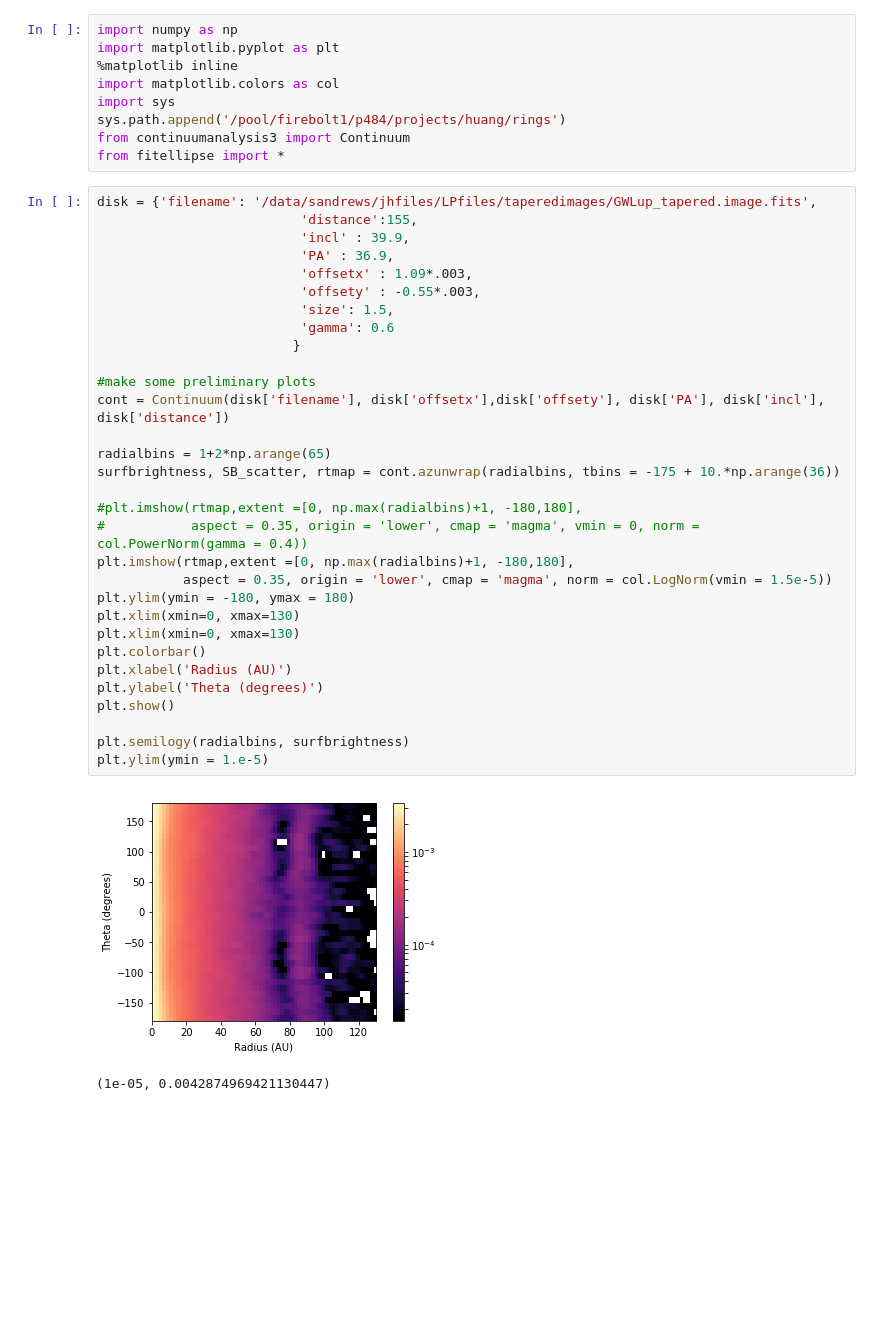
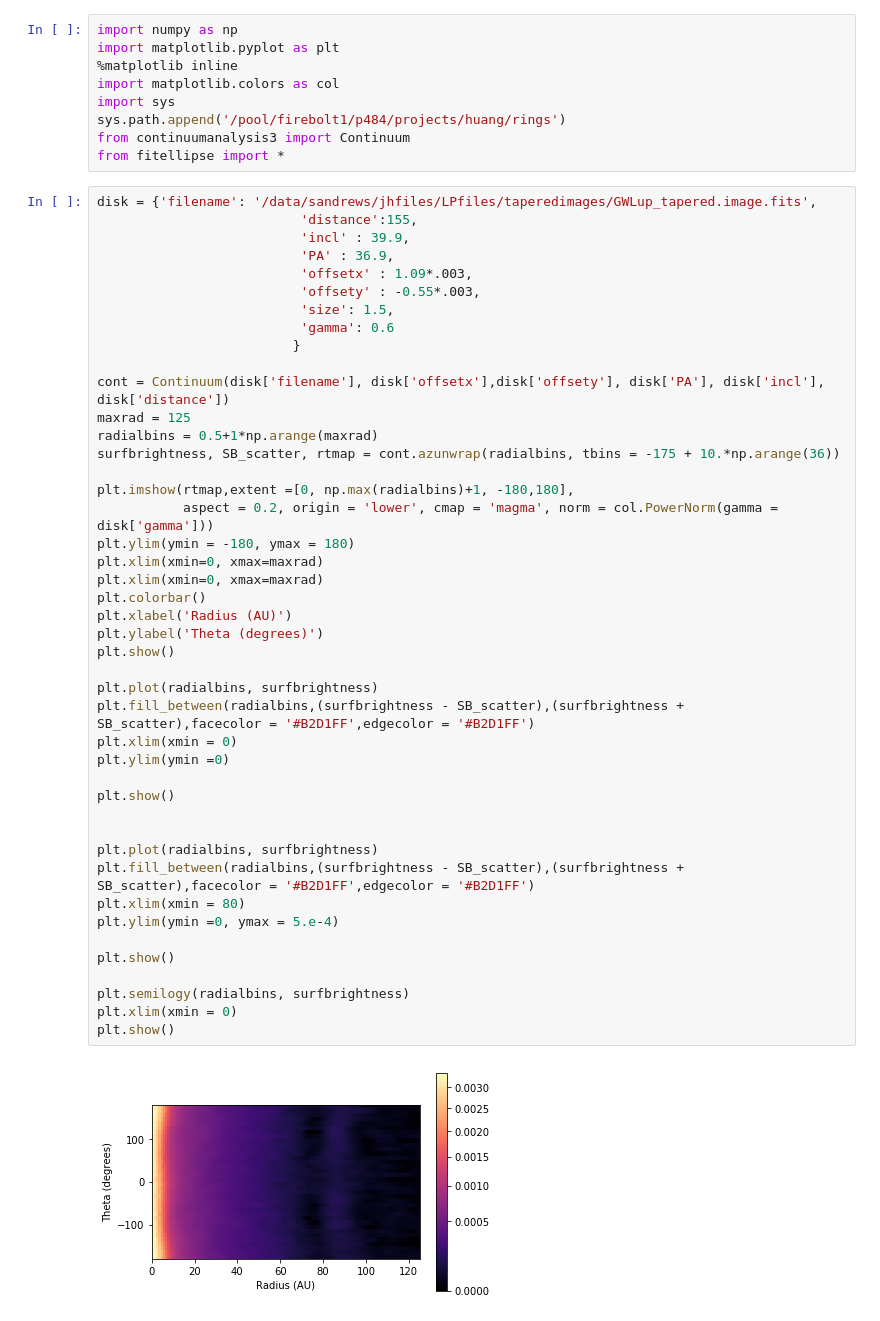
Before and after one commit to seanandrews/p484, a Jupyter notebook: projects/huang/rings/GWLupellipsefit.ipynb, the cells around one changed output. Cells and saved outputs as stored; diff of their text form; blank space fills up the shorter version.

```diff
--- a/projects/huang/rings/GWLupellipsefit.ipynb
+++ b/projects/huang/rings/GWLupellipsefit.ipynb
@@ -10,34 +10,46 @@ from fitellipse import *
 # %%
 disk = {'filename': '/data/sandrews/jhfiles/LPfiles/taperedimages/GWLup_tapered.image.fits',
                           'distance':155,
                           'incl' : 39.9,
                           'PA' : 36.9,
                           'offsetx' : 1.09*.003,
                           'offsety' : -0.55*.003,
                           'size': 1.5,
                           'gamma': 0.6
                          }
 
-#make some preliminary plots
 cont = Continuum(disk['filename'], disk['offsetx'],disk['offsety'], disk['PA'], disk['incl'], disk['distance'])
-
-radialbins = 1+2*np.arange(65)
+maxrad = 125
+radialbins = 0.5+1*np.arange(maxrad)
 surfbrightness, SB_scatter, rtmap = cont.azunwrap(radialbins, tbins = -175 + 10.*np.arange(36))
 
-#plt.imshow(rtmap,extent =[0, np.max(radialbins)+1, -180,180],
-#           aspect = 0.35, origin = 'lower', cmap = 'magma', vmin = 0, norm = col.PowerNorm(gamma = 0.4))
 plt.imshow(rtmap,extent =[0, np.max(radialbins)+1, -180,180],
-           aspect = 0.35, origin = 'lower', cmap = 'magma', norm = col.LogNorm(vmin = 1.5e-5))
+           aspect = 0.2, origin = 'lower', cmap = 'magma', norm = col.PowerNorm(gamma = disk['gamma']))
 plt.ylim(ymin = -180, ymax = 180)
-plt.xlim(xmin=0, xmax=130)
-plt.xlim(xmin=0, xmax=130)
+plt.xlim(xmin=0, xmax=maxrad)
+plt.xlim(xmin=0, xmax=maxrad)
 plt.colorbar()
 plt.xlabel('Radius (AU)')
 plt.ylabel('Theta (degrees)')
 plt.show()
 
+plt.plot(radialbins, surfbrightness)
+plt.fill_between(radialbins,(surfbrightness - SB_scatter),(surfbrightness + SB_scatter),facecolor = '#B2D1FF',edgecolor = '#B2D1FF')
+plt.xlim(xmin = 0)
+plt.ylim(ymin =0)
+
+plt.show()
+
+
+plt.plot(radialbins, surfbrightness)
+plt.fill_between(radialbins,(surfbrightness - SB_scatter),(surfbrightness + SB_scatter),facecolor = '#B2D1FF',edgecolor = '#B2D1FF')
+plt.xlim(xmin = 80)
+plt.ylim(ymin =0, ymax = 5.e-4)
+
+plt.show()
+
 plt.semilogy(radialbins, surfbrightness)
-plt.ylim(ymin = 1.e-5)
+plt.xlim(xmin = 0)
+plt.show()
 # %% [output]
-[figure, old version]
+[figure, new version]
-(1e-05, 0.0042874969421130447)
```
Also changed, not shown: parts of 11 cells of this notebook, 1 other file.
